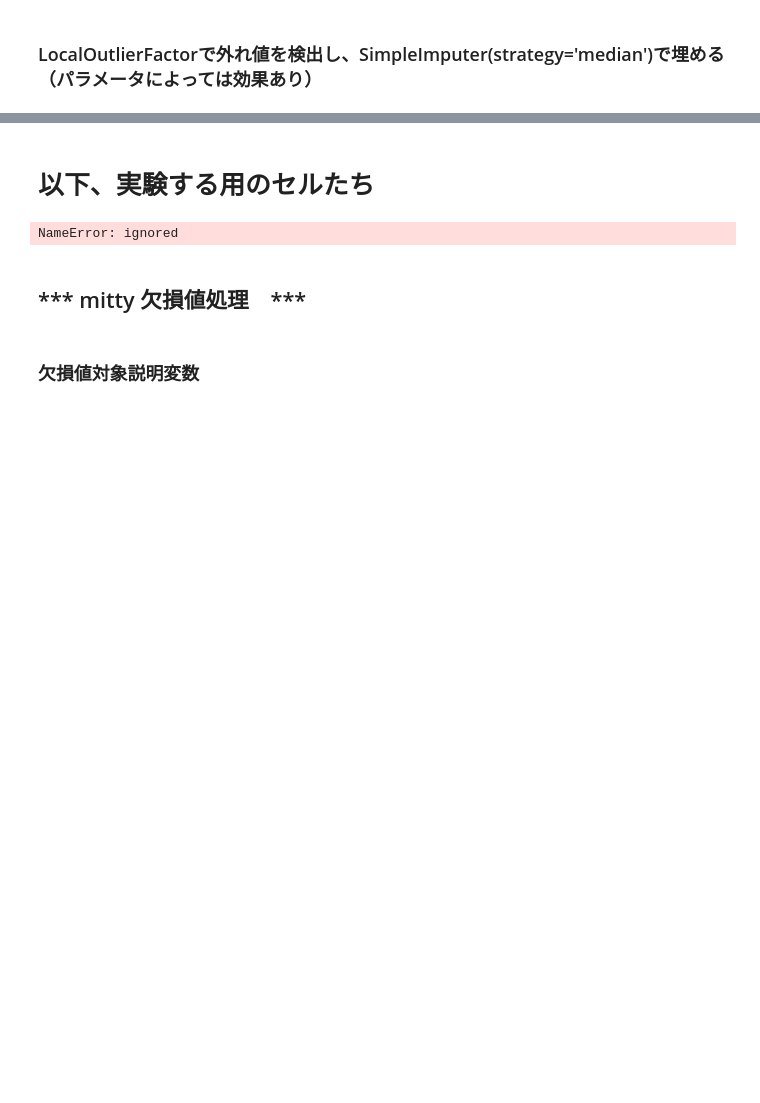
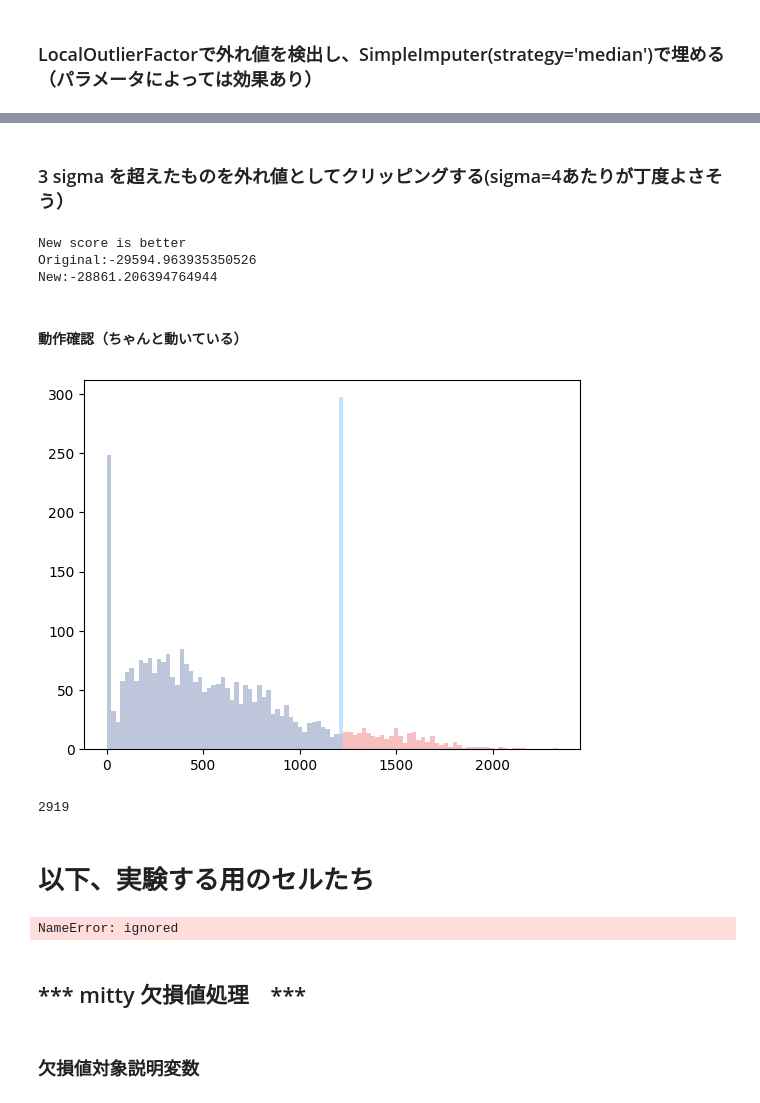
Before and after one commit to ntontonto/kaggle, a Jupyter notebook: house-prices/Feature_Engineering.ipynb, the cells around one changed output, grey strips where cells are left out. Cells and saved outputs as stored; diff of their text form; code cells hidden in the pictures; blank space fills up the shorter version.

Commit message:
sigmaの値に応じてClippingするPreprocessorを作りました。

```diff
--- a/house-prices/Feature_Engineering.ipynb
+++ b/house-prices/Feature_Engineering.ipynb
@@ -1216,3 +1216,77 @@ New:-28533.075094415854
+# %% [markdown]
+### 3 sigma を超えたものを外れ値としてクリッピングする(sigma=4あたりが丁度よさそう）
+# %%
+class SigmaOutlier(BaseEstimator, TransformerMixin):
+    def __init__(self, sigma=3):
+        self.sigma = sigma
+
+    def fit(self, X, y=None):
+        return self
+
+    def transform(self, X_):
+        X = deepcopy(X_)
+        X = pd.DataFrame(X)
+        for col in X.columns:
+          m = np.mean(X[col])
+          sd = np.std(X[col])
+          X[X[col]>(sd*self.sigma+m)] = m + sd * self.sigma
+          X[X[col]<(sd*self.sigma*-1+m)] = m - sd * self.sigma
+
+        return X.to_numpy()
+# %%
+all_data_fe = all_data.copy()
+sigma=4
+
+categorical_cols, numerical_cols = get_num_cat_column_names(all_data_fe, target)
+skewed_features, numerical_cols = get_skewed_column_names(all_data_fe, numerical_cols)
+
+# numeric_transformer と skewed_transformerを工事をする
+numeric_transformer = Pipeline(steps=[('num_imputer', SimpleImputer(strategy="median")), ("scaler", StandardScaler()), ("outlier", SigmaOutlier(sigma=sigma))])
+skewed_transformer = Pipeline(steps=[('num_imputer', SimpleImputer(strategy="median")), ("scaler", StandardScaler()), ("outlier", SigmaOutlier(sigma=sigma)), ("power", PowerTransformer(method='yeo-johnson'))])
+categorical_transformer = Pipeline(steps=[("cat_imputer", SimpleImputer(strategy="constant", fill_value="unknown")), ("encoder", OrdinalEncoder())])
+preprocessor = ColumnTransformer(transformers=[("num", numeric_transformer, list(set(numerical_cols)-set(skewed_features))), ("cat", categorical_transformer, categorical_cols), ("skew", skewed_transformer, skewed_features)])
+
+all_data_preprocessed = pd.DataFrame(preprocessor.fit_transform(all_data_fe), columns=get_feature_names(preprocessor))
+all_data_preprocessed[target] = list(all_data_fe[target])
+train_X = all_data_preprocessed.iloc[:train.shape[0]][all_data_preprocessed.columns.drop(target)]
+train_y = pd.DataFrame(all_data_preprocessed.iloc[:train.shape[0]][target], columns=[target])
+test_X = all_data_preprocessed.iloc[train.shape[0]:][all_data_preprocessed.columns.drop(target)]
+cv = StratifiedKFold(n_splits=5, shuffle=True, random_state=1)
+model = lgb.LGBMRegressor()
+scores = cross_validate(model, train_X, train_y, scoring='neg_root_mean_squared_error', cv=cv, n_jobs=-1, error_score='raise', return_estimator=False) # model の状態を確認したい場合はreturn_estimator をTrueにする
+new_score = mean(scores["test_score"])
+
+if original_score > new_score:
+  print("Original is better.")
+else:
+  print("New score is better")
+print(f"Original:{score_mean}\nNew:{new_score}")
+# %% [output]
+New score is better
+Original:-29594.963935350526
+New:-28861.206394764944
+# %% [markdown]
+#### 動作確認（ちゃんと動いている）
+# %%
+all_data_fe = all_data.copy()
+n_bin = 100
+x_max = all_data_fe["BsmtUnfSF"].max()
+x_min = all_data_fe["BsmtUnfSF"].min()
+bins = np.linspace(x_min, x_max, n_bin)
+
+plt.hist(all_data_fe["BsmtUnfSF"], bins=bins, alpha=0.5)
+# plt.show()
+
+outlier = SigmaOutlier(sigma=1.5)
+all_data_dealed = outlier.fit_transform(all_data_fe["BsmtUnfSF"])
+plt.hist(all_data_dealed, bins=bins, alpha=0.5)
+plt.show()
+# %% [output]
+[figure, added]
+# %%
+len(all_data_fe["BsmtUnfSF"])
+# %% [output]
+2919
 # %% [markdown]
 # 以下、実験する用のセルたち
 # %%
```
Also changed, not shown: parts of 31 cells of this notebook.
